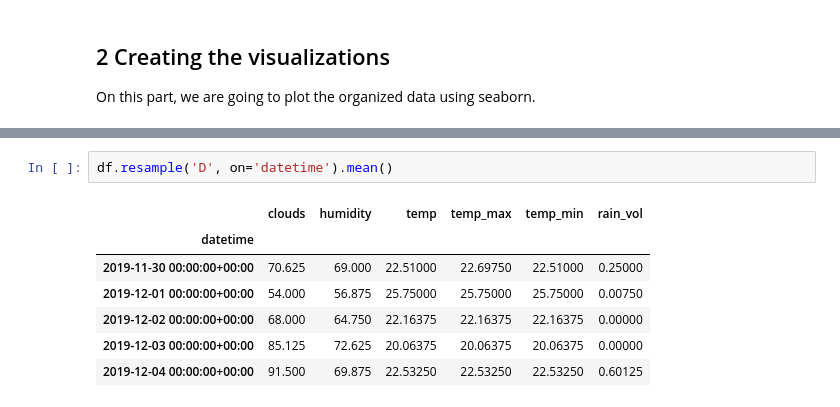
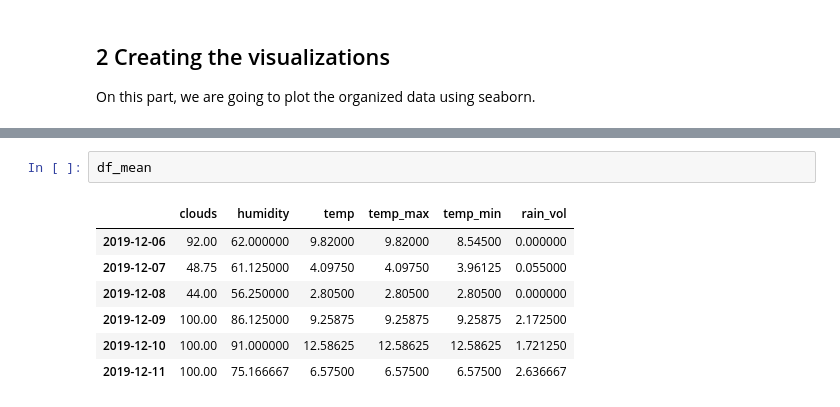
Before and after one commit to GabrielSGoncalves/papermill_medium, a Jupyter notebook: weather_forecast_using_pyowm.ipynb, the cells around one changed output, grey strips where cells are left out. Saved outputs shown, nothing was run; the diff lists cells and outputs as text.

```diff
--- a/weather_forecast_using_pyowm.ipynb
+++ b/weather_forecast_using_pyowm.ipynb
@@ -224,10 +207,10 @@ ax = sns.lineplot(data=df_mean[['clouds', 'humidity']])
-# %%
-df.resample('D', on='datetime').mean()
-# %% [output]
-|  | clouds | humidity | temp | temp_max | temp_min | rain_vol |
-| datetime |  |  |  |  |  |  |
-| 2019-11-30 00:00:00+00:00 | 70.625 | 69.000 | 22.51000 | 22.69750 | 22.51000 | 0.25000 |
-| 2019-12-01 00:00:00+00:00 | 54.000 | 56.875 | 25.75000 | 25.75000 | 25.75000 | 0.00750 |
-| 2019-12-02 00:00:00+00:00 | 68.000 | 64.750 | 22.16375 | 22.16375 | 22.16375 | 0.00000 |
-| 2019-12-03 00:00:00+00:00 | 85.125 | 72.625 | 20.06375 | 20.06375 | 20.06375 | 0.00000 |
-| 2019-12-04 00:00:00+00:00 | 91.500 | 69.875 | 22.53250 | 22.53250 | 22.53250 | 0.60125 |
+# %%
+df_mean
+# %% [output]
+|  | clouds | humidity | temp | temp_max | temp_min | rain_vol |
+| 2019-12-06 | 92.00 | 62.000000 | 9.82000 | 9.82000 | 8.54500 | 0.000000 |
+| 2019-12-07 | 48.75 | 61.125000 | 4.09750 | 4.09750 | 3.96125 | 0.055000 |
+| 2019-12-08 | 44.00 | 56.250000 | 2.80500 | 2.80500 | 2.80500 | 0.000000 |
+| 2019-12-09 | 100.00 | 86.125000 | 9.25875 | 9.25875 | 9.25875 | 2.172500 |
+| 2019-12-10 | 100.00 | 91.000000 | 12.58625 | 12.58625 | 12.58625 | 1.721250 |
+| 2019-12-11 | 100.00 | 75.166667 | 6.57500 | 6.57500 | 6.57500 | 2.636667 |
```
Also changed, not shown: parts of 21 cells of this notebook.
